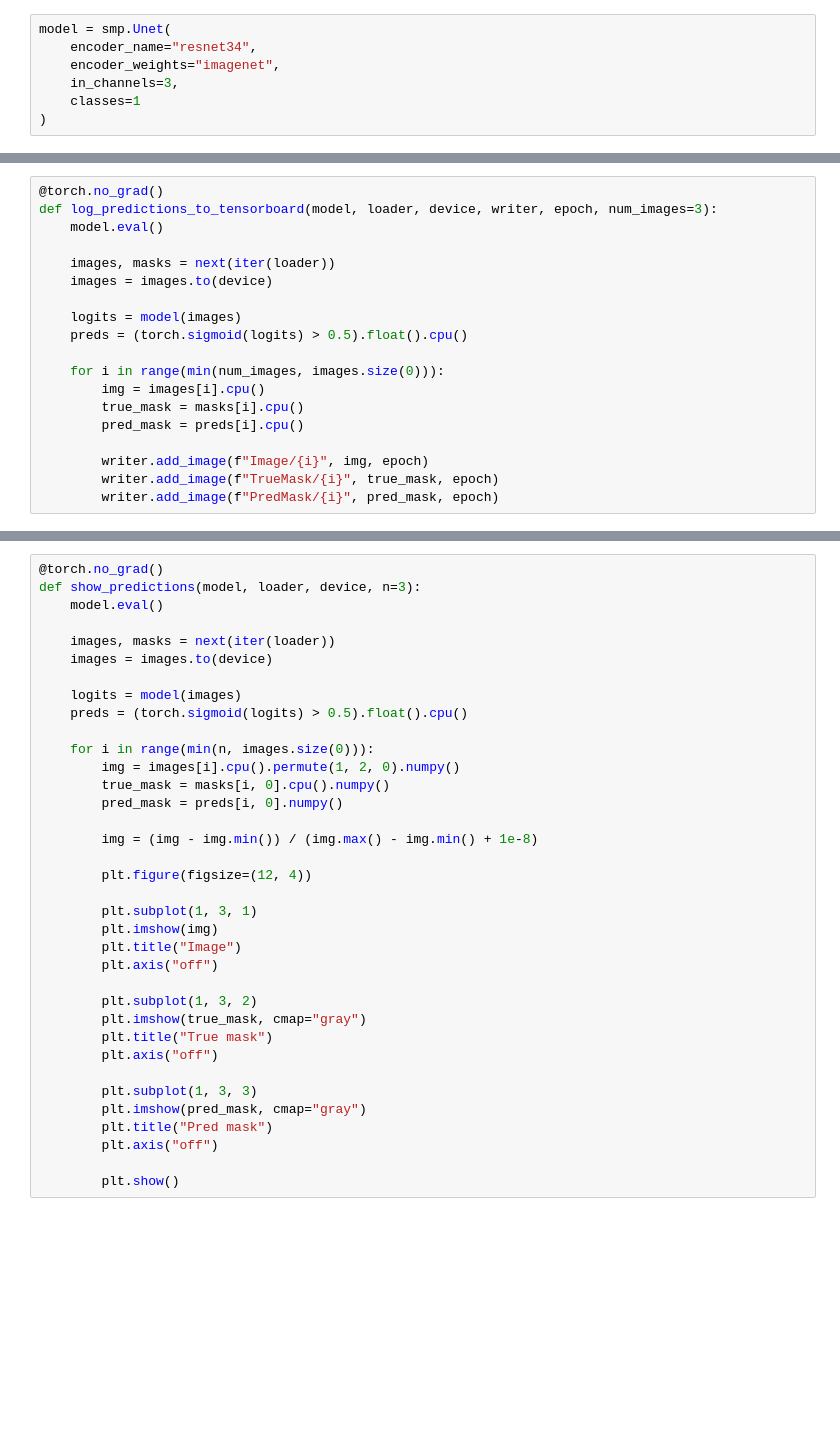
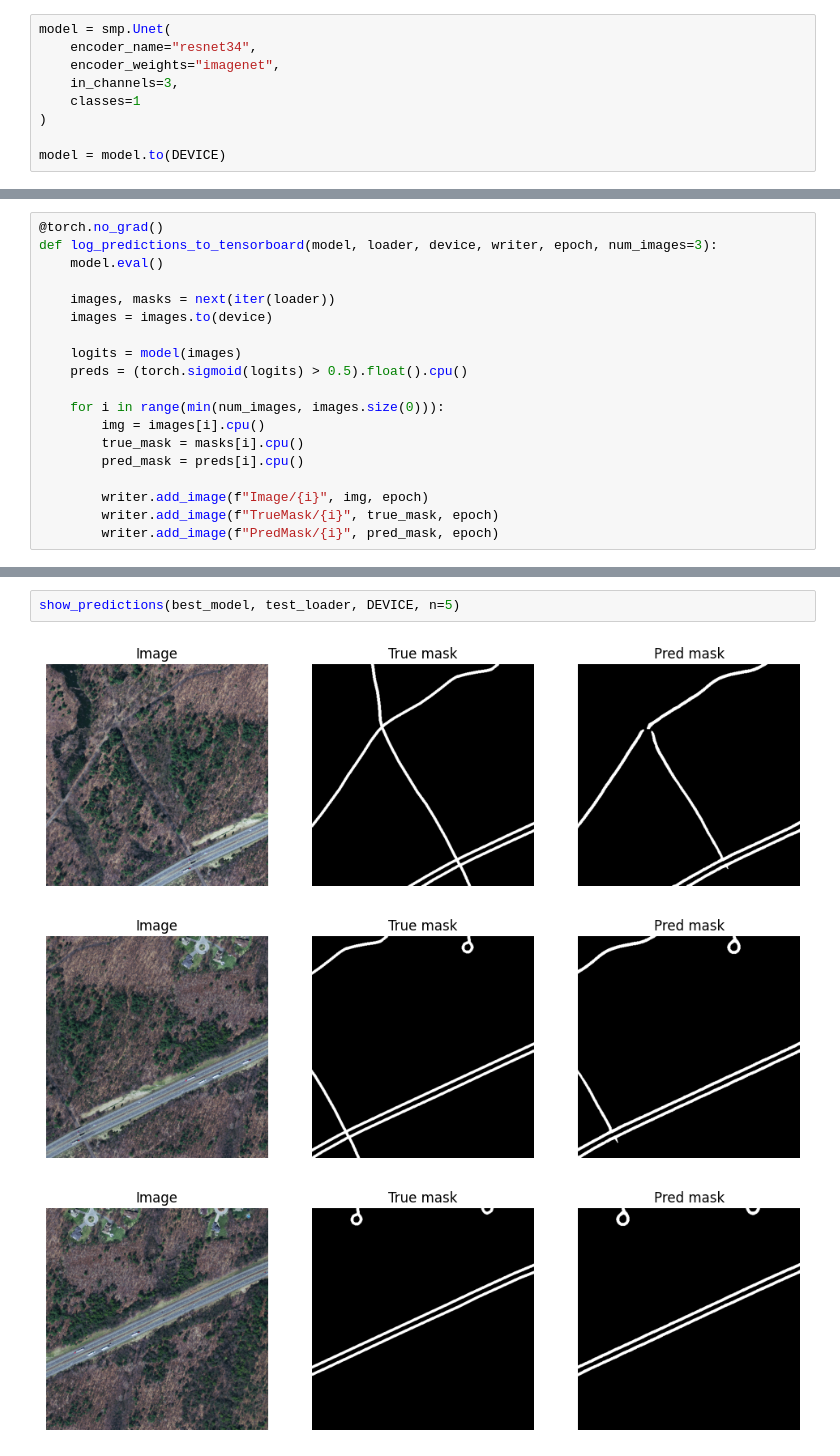
Before and after one commit to reev1l/ai_learn, a Jupyter notebook: lab2/road_segmentation.ipynb, the cells around one changed output, grey strips where cells are left out. Saved outputs shown, nothing was run; the diff lists cells and outputs as text; blank space fills up the shorter version.

```diff
--- a/lab2/road_segmentation.ipynb
+++ b/lab2/road_segmentation.ipynb
@@ -233,6 +223,8 @@ model = smp.Unet(
     in_channels=3,
     classes=1
 )
+
+model = model.to(DEVICE)
 # %%
 bce_loss = nn.BCEWithLogitsLoss()
 
@@ -511,36 +572,6 @@ NameError: name 'validate_one_epoch' is not defined
 # %%
-@torch.no_grad()
-def show_predictions(model, loader, device, n=3):
-    model.eval()
-
-    images, masks = next(iter(loader))
-    images = images.to(device)
-
-    logits = model(images)
-    preds = (torch.sigmoid(logits) > 0.5).float().cpu()
-
-    for i in range(min(n, images.size(0))):
-        img = images[i].cpu().permute(1, 2, 0).numpy()
-        true_mask = masks[i, 0].cpu().numpy()
-        pred_mask = preds[i, 0].numpy()
-
-        img = (img - img.min()) / (img.max() - img.min() + 1e-8)
-
-        plt.figure(figsize=(12, 4))
-
-        plt.subplot(1, 3, 1)
-        plt.imshow(img)
-        plt.title("Image")
-        plt.axis("off")
-
-        plt.subplot(1, 3, 2)
-        plt.imshow(true_mask, cmap="gray")
-        plt.title("True mask")
-        plt.axis("off")
-
-        plt.subplot(1, 3, 3)
-        plt.imshow(pred_mask, cmap="gray")
-        plt.title("Pred mask")
-        plt.axis("off")
-
-        plt.show()
+show_predictions(best_model, test_loader, DEVICE, n=5)
+# %% [output]
+[figure, added]
+[figure, added]
+[figure, added]
```
Also changed, not shown: parts of 18 cells of this notebook, 10 other files.
